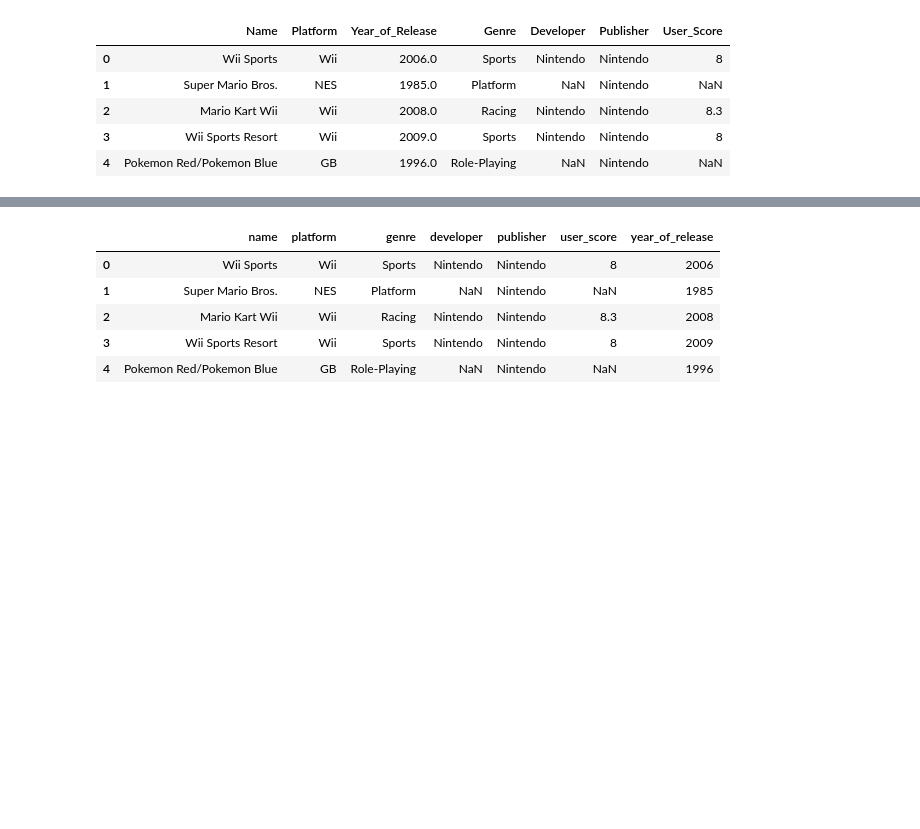
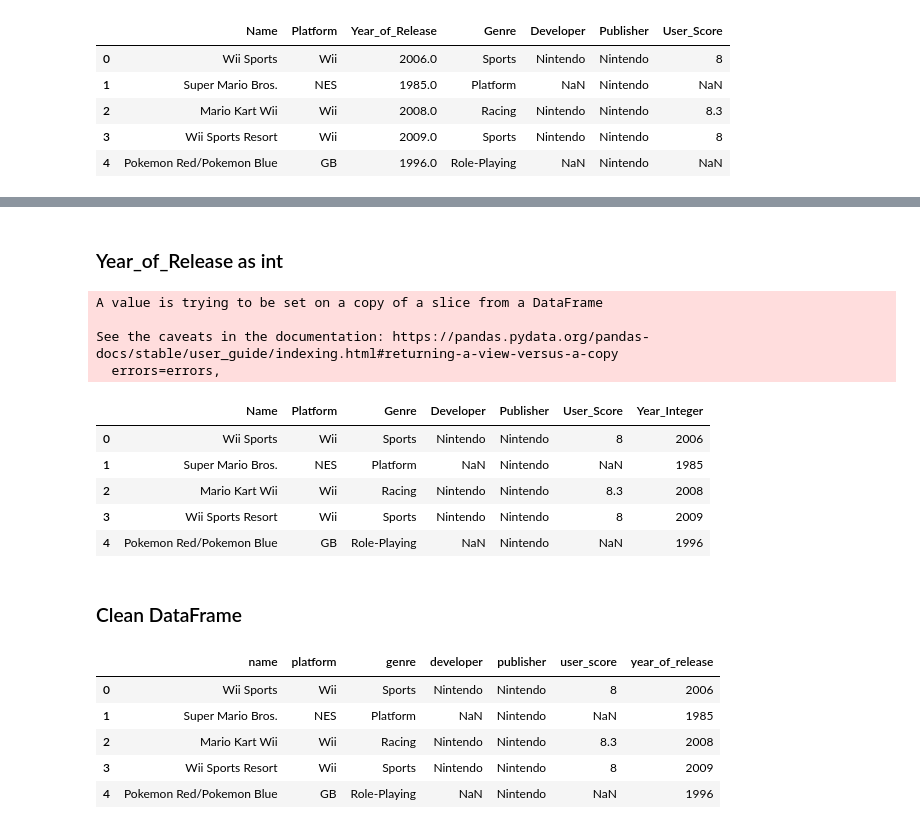
Before and after one commit to RaulMaya/Video_Games_Analysis, a Jupyter notebook: ETL_Project.ipynb, the cells around one changed output, grey strips where cells are left out. Saved outputs shown, nothing was run; the diff lists cells and outputs as text; code cells hidden in the pictures; blank space fills up the shorter version.

Commit message:
User_Score as float & Clean code

```diff
--- a/ETL_Project.ipynb
+++ b/ETL_Project.ipynb
@@ -43,4 +41,5 @@ IndexingError: Too many indexers
 # %%
-console_compact['User_Score'].loc[pd.notna(console_compact['User_Score'])  console_compact['User_Score'] != 'tbd']
-# console_compact['User_Score'] = console_compact['User_Score'].values.astype(int)
+condition = (console_compact['User_Score'].notnull()) & (console_compact['User_Score'] != 'tbd')
+console_compact['User_Score'].loc[condition] = console_compact['User_Score'].loc[condition].values.astype(float)
+console_compact.head()
 # %% [output]
@@ -59,2 +59,17 @@ Name: User_Score, Length: 16719, dtype: object
+# %% [markdown]
+### Year_of_Release as int
 # %%
 console_compact.insert(len(console_compact.columns), "Year_Integer", console_compact['Year_of_Release'].values.astype(int))
+console_compact.drop("Year_of_Release", axis=1, inplace=True)
+console_compact.head()
+# %% [output]
+A value is trying to be set on a copy of a slice from a DataFrame
+
+See the caveats in the documentation: https://pandas.pydata.org/pandas-docs/stable/user_guide/indexing.html#returning-a-view-versus-a-copy
+  errors=errors,
+|  | Name | Platform | Genre | Developer | Publisher | User_Score | Year_Integer |
+| 0 | Wii Sports | Wii | Sports | Nintendo | Nintendo | 8 | 2006 |
+| 1 | Super Mario Bros. | NES | Platform | NaN | Nintendo | NaN | 1985 |
+| 2 | Mario Kart Wii | Wii | Racing | Nintendo | Nintendo | 8.3 | 2008 |
+| 3 | Wii Sports Resort | Wii | Sports | Nintendo | Nintendo | 8 | 2009 |
+| 4 | Pokemon Red/Pokemon Blue | GB | Role-Playing | NaN | Nintendo | NaN | 1996 |
@@ -63,3 +76,5 @@ console_clean = console_compact.drop("Year_of_Release", axis=1)
+# %% [markdown]
+### Clean DataFrame
 # %%
 columns = {
     'Name':'name',
```
Also changed, not shown: parts of 31 cells of this notebook, 2 other files.
